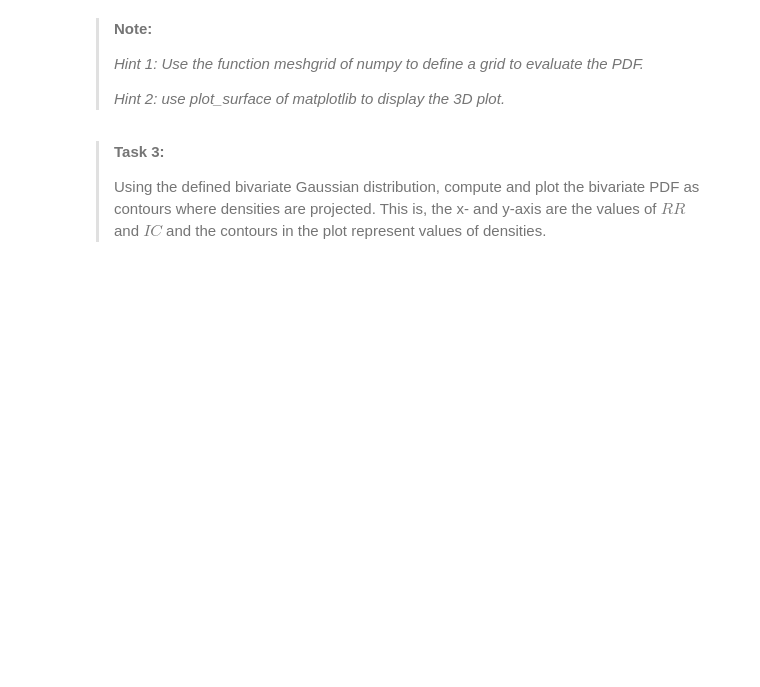
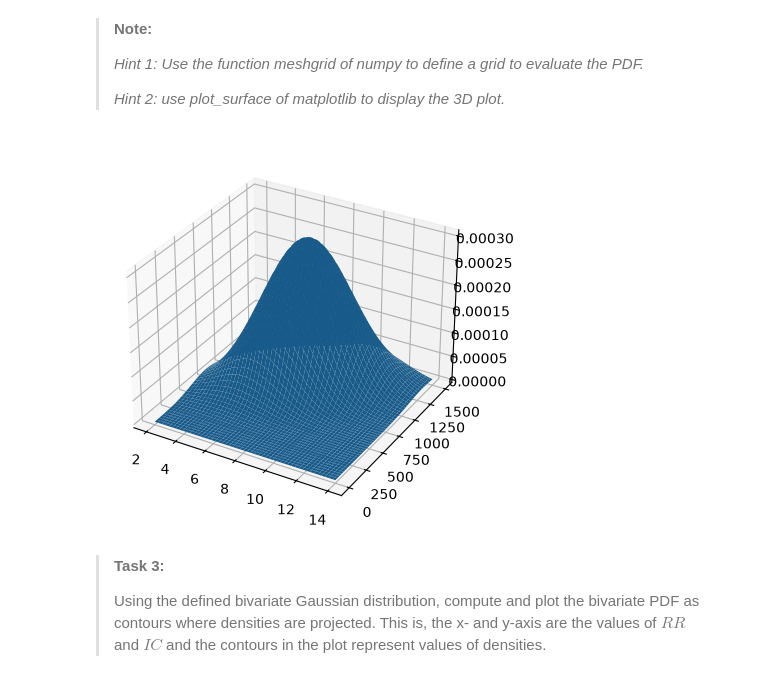
Before and after one commit to panoir/PA1.5, a Jupyter notebook: scipy_statcs_3d_plots.ipynb, the cells around one changed output. Drawn from its saved outputs; the diff is of its cells as text; code cells hidden in the pictures; blank space fills up the shorter version.

```diff
--- a/scipy_statcs_3d_plots.ipynb
+++ b/scipy_statcs_3d_plots.ipynb
@@ -101,18 +161,27 @@ print(f"The shape of the mesh is: {mesh_plot.shape}")
 # %%
 # Define the mesh of values where we want to evaluate the random variables
 n = 200 #size of the mesh
-values_RR = np.linspace(### YOUR CODE HERE ###)
-values_IC = np.linspace(### YOUR CODE HERE ###)
+values_RR = np.linspace(2, 14, n)
+values_IC = np.linspace(0, 1500, n)
 
 # Define the grid
-X1,X2 = np.meshgrid(### YOUR CODE HERE ###)
-X = ### YOUR CODE HERE ###
+X1,X2 = np.meshgrid(values_RR, values_IC)
+X = np.array([np.concatenate(X1.T), np.concatenate(X2.T)])
+
 
 # Evaluate the PDF
-Z = multivariate_normal(mean=mu, cov=sigma).pdf(X)
+Z = multivariate_normal(mean=mu, cov=sigma).pdf(X.T)
 
 # Create the 3D plot
-### YOUR CODE LINES HERE
+mesh_plot1 = Z.reshape(X1.shape)
+fig = plt.figure()
+ax = fig.add_subplot(111, projection="3d")
+
+ax.plot_surface(X1, X2, mesh_plot1)
+
+plt.show()
+# %% [output]
+[figure, added]
 # %% [markdown]
 > **Task 3:**
 >
```
Also changed, not shown: parts of 8 cells of this notebook.
